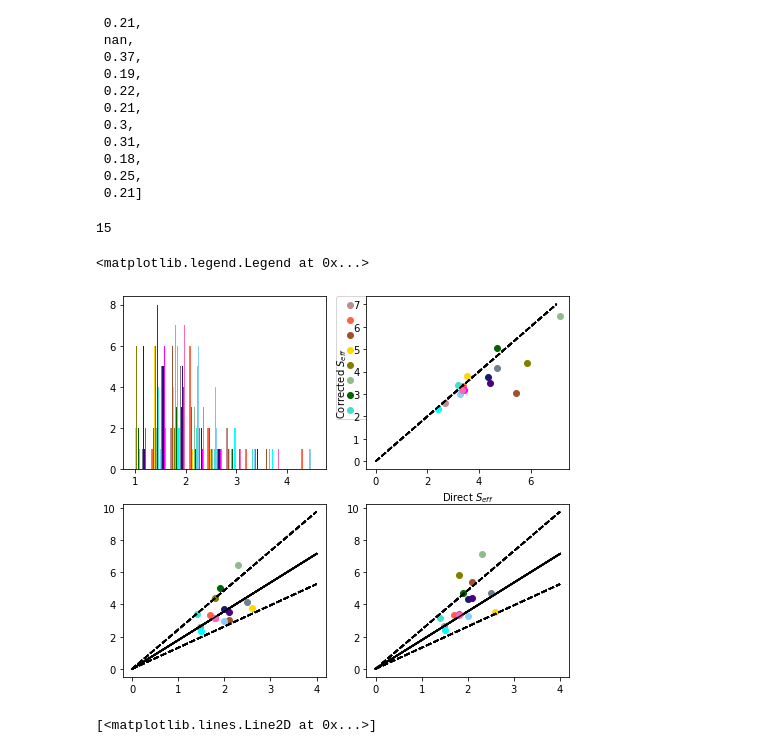
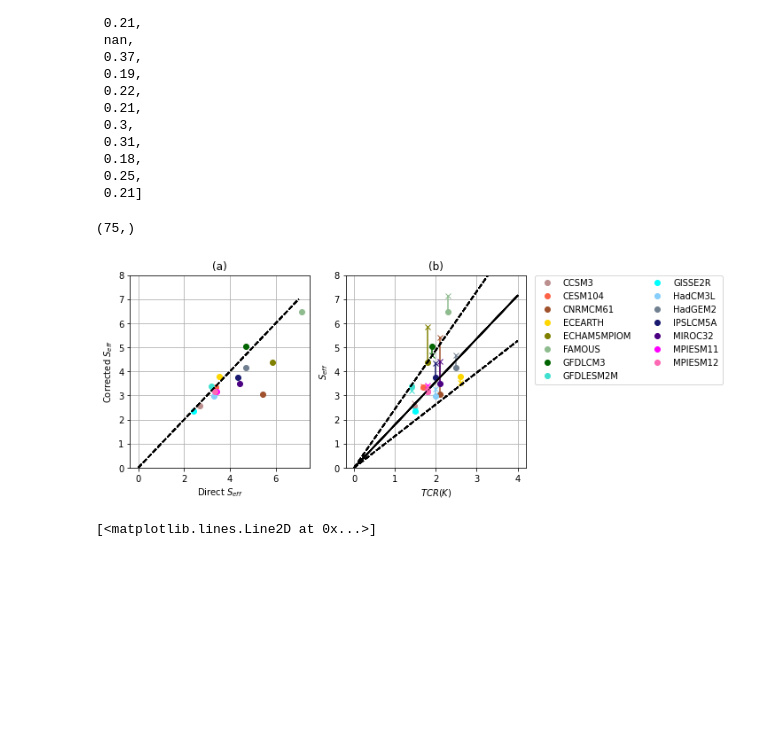
Before and after one commit to benmsanderson/ECS_Bayesian, a Jupyter notebook: 4xco2_bayesian.ipynb, the cells around one changed output. Saved outputs shown, nothing was run; the diff lists cells and outputs as text; code cells hidden in the pictures; blank space fills up the shorter version.

```diff
--- a/4xco2_bayesian.ipynb
+++ b/4xco2_bayesian.ipynb
@@ -1141,46 +1154,63 @@ trndlr
  0.18,
  0.25,
  0.21]
-# %%
-len(trndlr)
-# %% [output]
-15
+# %%
+tcrmhl.shape
+# %% [output]
+(75,)
 # %%
-fig, axes = plt.subplots(ncols=2,nrows=2,figsize=(8, 7))
+fig, axes = plt.subplots(ncols=2,nrows=1,figsize=(8, 4))
 markercycle = cycler(marker=['o', '+', 'x', '*', '.', 'X'])
-colorcycle = cycler(color=['rosybrown','tomato','sienna','gold','olive','darkseagreen','darkgreen','turquoise','cyan','lightskyblue','slategrey','midnightblue','indigo','fuchsia','hotpink','crimson'])
+clr=['rosybrown','tomato','sienna','gold','olive','darkseagreen','darkgreen','turquoise','cyan','lightskyblue','slategrey','midnightblue','indigo','fuchsia','hotpink','crimson']
+colorcycle = cycler(color=clr)
 
 
 axes = axes.flatten()
 p1=[]
 
 
 axes[0].set_prop_cycle(markercycle * colorcycle ) # gca()=current axis
 axes[1].set_prop_cycle(markercycle * colorcycle ) # gca()=current axis
-axes[2].set_prop_cycle(markercycle * colorcycle ) # gca()=current axis
-axes[3].set_prop_cycle(markercycle * colorcycle ) # gca()=current axis
+#axes[2].set_prop_cycle(markercycle * colorcycle ) # gca()=current axis
+#axes[3].set_prop_cycle(markercycle * colorcycle ) # gca()=current axis
 #fig.delaxes(axes[1])
-axes[0].hist(gsenslr_corr[0:15]/tcrmhl[0:15]/2)
+#axes[0].hist(gsenslr_corr[0:15,0]/tcrmhl[0:15]/2,color='k')
+#axes[0].hist(gsenslr[0:15,0]/tcrmhl[0:15]/2,color='r')
+
 for i,us in enumerate(uslr):
-  p1.append(axes[1].plot(gsenslr[us]/2,gsenslr_corr[us]/2,'o',label=mdlslr[us])[0])
-  axes[1].plot([0,7],[0,7],'k--')
-  axes[1].set_xlabel('Direct $S_{eff}$')
-  axes[1].set_ylabel('Corrected $S_{eff}$')
+  p1.append(axes[0].plot(gsenslr[us]/2,gsenslr_corr[us]/2,'o',label=mdlslr[us])[0])
+  axes[0].plot([0,7],[0,7],'k--')
+  axes[0].set_xlabel('Direct $S_{eff}$')
+  axes[0].set_ylabel('Corrected $S_{eff}$')
 
 
-  axes[2].plot(tcrmhl[us],gsenslr_corr[us]/2,'o',label=mdlslr[us])
-  axes[2].plot([0,4],[0,4/0.41],'k--')
-  axes[2].plot([0,4],[0,4/0.76],'k--')
-  axes[2].plot([0,4],[0,4/0.56],'k-')
-  axes[3].plot(tcrmhl[us],gsenslr[us]/2,'o',label=mdlslr[us])
-  axes[3].plot([0,4],[0,4/0.41],'k--')
-  axes[3].plot([0,4],[0,4/0.76],'k--')
-  axes[3].plot([0,4],[0,4/0.56],'k-')
+  axes[1].plot(tcrmhl[us],gsenslr_corr[us]/2,'o',label=mdlslr[us],fillstyle='full',color=clr[i])
+  axes[1].plot([0,4],[0,4/0.41],'k--')
+  axes[1].plot([0,4],[0,4/0.76],'k--')
+  axes[1].plot([0,4],[0,4/0.56],'k-')
+  axes[1].plot(tcrmhl[us],gsenslr[us]/2,'x',label=mdlslr[us],fillstyle='none',color=clr[i])
+  axes[1].plot(tcrmhl[us]*np.array([1,1]),np.array([gsenslr[us],gsenslr_corr[us]])/2,'-',color=clr[i])
 
-axes[0].legend(handles=p1, ncol=2,bbox_to_anchor=(1.05, 1), loc='upper left', borderaxespad=0.)
+  axes[1].set_xlabel('$TCR (K)$')
+  axes[1].set_ylabel('$S_{eff}$')
+  axes[1].set_ylim([0,8])
+  axes[1].grid()
+  axes[0].set_title('(a)')
+  axes[1].set_title('(b)')
+
+  axes[0].grid()
+  axes[0].set_ylim([0,8])
+
+  #axes[3].plot([0,4],[0,4/0.41],'k--')
+  #axes[3].plot([0,4],[0,4/0.76],'k--')
+  #axes[3].plot([0,4],[0,4/0.56],'k-')
+
+axes[1].legend(handles=p1, ncol=2,bbox_to_anchor=(1.05, 1), loc='upper left', borderaxespad=0.)
+
+plt.savefig("/content/drive/MyDrive/colab_4xco2/figures/ecstcr.png", bbox_inches='tight', dpi=300)
+plt.savefig("/content/drive/MyDrive/colab_4xco2/figures/ecstcr.pdf", bbox_inches='tight')
 # %% [output]
-<matplotlib.legend.Legend at 0x...>
-[figure, old version]
+[figure, new version]
 # %%
 plt.plot(snsmhl[1:15],gsenslr_corr[1:15]/2,'.')
 plt.plot([0,8],[0,8],'k--')
```
Also changed, not shown: parts of 6 cells of this notebook.
